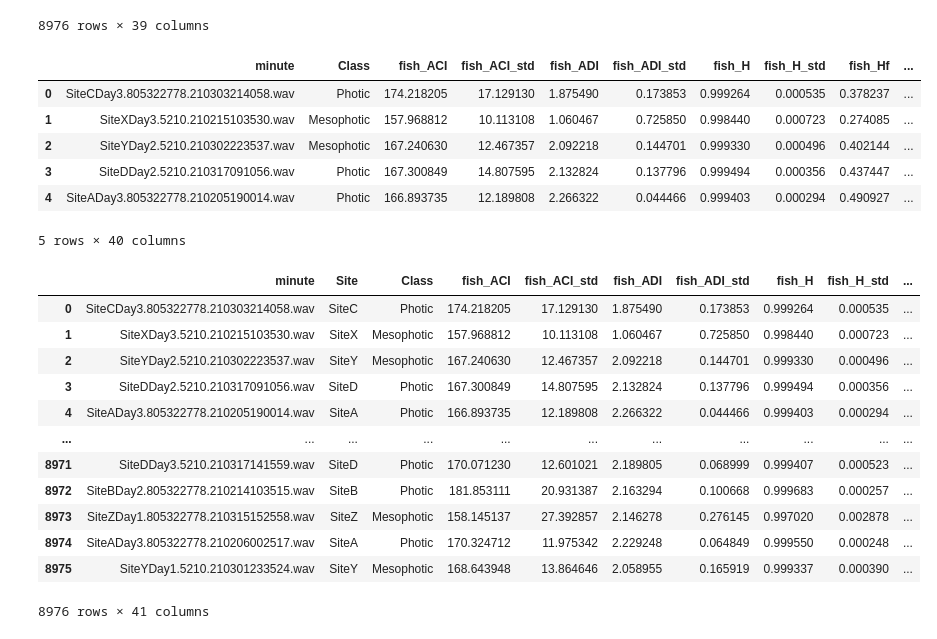
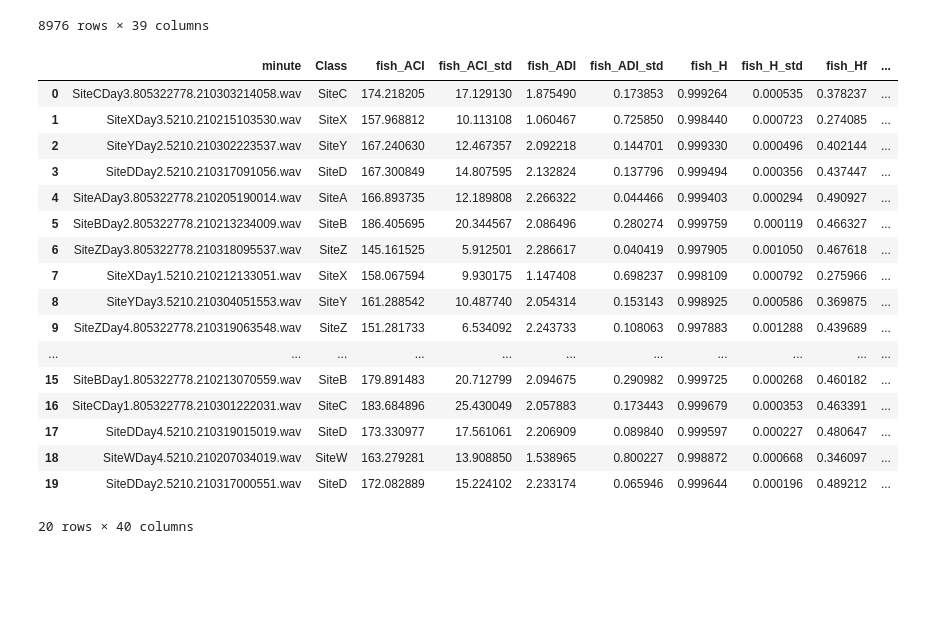
Before and after one commit to BenUCL/Reef-acoustics-and-AI, a Jupyter notebook: Code/Random_forests_compound_index_Poly_habitat.ipynb, the cells around one changed output. Drawn from its saved outputs; the diff is of its cells as text; code cells hidden in the pictures; blank space fills up the shorter version.

```diff
--- a/Code/Random_forests_compound_index_Poly_habitat.ipynb
+++ b/Code/Random_forests_compound_index_Poly_habitat.ipynb
@@ -62,77 +178,35 @@ df
 # %%
 def get_class(filename):
     #find part of the name that corresponds to the deployment
      #adapted the get_identifier function above to only get class (e.g healthy)
     site = filename[0:5]
     return site
 
 df_withclasses = df
 
 # add a column to the DF that contains class
 new_list = []
 for i in range(len(df_withclasses)):
     new_list.append(get_class(df_withclasses['minute'][i]))
 
 df_withclasses.insert(1, 'Class', new_list)
-#df_withclasses.head(20)
-
-indices_df = df_withclasses
-
-# Rename the renaming sites to mesophotic or photic fish
-indices_df['Class'] = indices_df['Class'].replace(['SiteA'],'Photic')
-indices_df['Class'] = indices_df['Class'].replace(['SiteB'],'Photic')
-indices_df['Class'] = indices_df['Class'].replace(['SiteC'],'Photic')
-indices_df['Class'] = indices_df['Class'].replace(['SiteD'],'Photic')
-
-indices_df['Class'] = indices_df['Class'].replace(['SiteW'],'Mesophotic')
-indices_df['Class'] = indices_df['Class'].replace(['SiteX'],'Mesophotic')
-indices_df['Class'] = indices_df['Class'].replace(['SiteY'],'Mesophotic')
-indices_df['Class'] = indices_df['Class'].replace(['SiteZ'],'Mesophotic')
-
-indices_df.reset_index(drop=True, inplace=True)
-indices_df.head()
+df_withclasses.head(20)
 # %% [output]
 |  | minute | Class | fish_ACI | fish_ACI_std | fish_ADI | fish_ADI_std | fish_H | fish_H_std | fish_Hf | ... |
-| 0 | SiteCDay3.805322778.210303214058.wav | Photic | 174.218205 | 17.129130 | 1.875490 | 0.173853 | 0.999264 | 0.000535 | 0.378237 | ... |
-| 1 | SiteXDay3.5210.210215103530.wav | Mesophotic | 157.968812 | 10.113108 | 1.060467 | 0.725850 | 0.998440 | 0.000723 | 0.274085 | ... |
-| 2 | SiteYDay2.5210.210302223537.wav | Mesophotic | 167.240630 | 12.467357 | 2.092218 | 0.144701 | 0.999330 | 0.000496 | 0.402144 | ... |
-| 3 | SiteDDay2.5210.210317091056.wav | Photic | 167.300849 | 14.807595 | 2.132824 | 0.137796 | 0.999494 | 0.000356 | 0.437447 | ... |
-| 4 | SiteADay3.805322778.210205190014.wav | Photic | 166.893735 | 12.189808 | 2.266322 | 0.044466 | 0.999403 | 0.000294 | 0.490927 | ... |
+| 0 | SiteCDay3.805322778.210303214058.wav | SiteC | 174.218205 | 17.129130 | 1.875490 | 0.173853 | 0.999264 | 0.000535 | 0.378237 | ... |
+| 1 | SiteXDay3.5210.210215103530.wav | SiteX | 157.968812 | 10.113108 | 1.060467 | 0.725850 | 0.998440 | 0.000723 | 0.274085 | ... |
+| 2 | SiteYDay2.5210.210302223537.wav | SiteY | 167.240630 | 12.467357 | 2.092218 | 0.144701 | 0.999330 | 0.000496 | 0.402144 | ... |
+| 3 | SiteDDay2.5210.210317091056.wav | SiteD | 167.300849 | 14.807595 | 2.132824 | 0.137796 | 0.999494 | 0.000356 | 0.437447 | ... |
+| 4 | SiteADay3.805322778.210205190014.wav | SiteA | 166.893735 | 12.189808 | 2.266322 | 0.044466 | 0.999403 | 0.000294 | 0.490927 | ... |
+| 5 | SiteBDay2.805322778.210213234009.wav | SiteB | 186.405695 | 20.344567 | 2.086496 | 0.280274 | 0.999759 | 0.000119 | 0.466327 | ... |
+| 6 | SiteZDay3.805322778.210318095537.wav | SiteZ | 145.161525 | 5.912501 | 2.286617 | 0.040419 | 0.997905 | 0.001050 | 0.467618 | ... |
+| 7 | SiteXDay1.5210.210212133051.wav | SiteX | 158.067594 | 9.930175 | 1.147408 | 0.698237 | 0.998109 | 0.000792 | 0.275966 | ... |
+| 8 | SiteYDay3.5210.210304051553.wav | SiteY | 161.288542 | 10.487740 | 2.054314 | 0.153143 | 0.998925 | 0.000586 | 0.369875 | ... |
+| 9 | SiteZDay4.805322778.210319063548.wav | SiteZ | 151.281733 | 6.534092 | 2.243733 | 0.108063 | 0.997883 | 0.001288 | 0.439689 | ... |
+| ... | ... | ... | ... | ... | ... | ... | ... | ... | ... | ... |
+| 15 | SiteBDay1.805322778.210213070559.wav | SiteB | 179.891483 | 20.712799 | 2.094675 | 0.290982 | 0.999725 | 0.000268 | 0.460182 | ... |
+| 16 | SiteCDay1.805322778.210301222031.wav | SiteC | 183.684896 | 25.430049 | 2.057883 | 0.173443 | 0.999679 | 0.000353 | 0.463391 | ... |
+| 17 | SiteDDay4.5210.210319015019.wav | SiteD | 173.330977 | 17.561061 | 2.206909 | 0.089840 | 0.999597 | 0.000227 | 0.480647 | ... |
+| 18 | SiteWDay4.5210.210207034019.wav | SiteW | 163.279281 | 13.908850 | 1.538965 | 0.800227 | 0.998872 | 0.000668 | 0.346097 | ... |
+| 19 | SiteDDay2.5210.210317000551.wav | SiteD | 172.082889 | 15.224102 | 2.233174 | 0.065946 | 0.999644 | 0.000196 | 0.489212 | ... |
-5 rows × 40 columns
+20 rows × 40 columns
-# %%
-def similar(x,y):
-    si = 0
-    for a,b in zip(x, y):
-        if a == b:
-            si += 1
-    return (si/len(x)) * 100
-
-def get_class(filename):
-    #find part of the name that corresponds to the deployment
-     #adapted the get_identifier function above to only get class (e.g healthy)
-    site = filename[0:5]
-    return site
-
-df_withclasses = df
-
-# add a column to the DF that contains class
-new_list = []
-for i in range(len(df_withclasses)):
-    new_list.append(get_class(indices_df['minute'][i]))
-
-indices_df.insert(1, 'Site', new_list)
-indices_df
-# %% [output]
-|  | minute | Site | Class | fish_ACI | fish_ACI_std | fish_ADI | fish_ADI_std | fish_H | fish_H_std | ... |
-| 0 | SiteCDay3.805322778.210303214058.wav | SiteC | Photic | 174.218205 | 17.129130 | 1.875490 | 0.173853 | 0.999264 | 0.000535 | ... |
-| 1 | SiteXDay3.5210.210215103530.wav | SiteX | Mesophotic | 157.968812 | 10.113108 | 1.060467 | 0.725850 | 0.998440 | 0.000723 | ... |
-| 2 | SiteYDay2.5210.210302223537.wav | SiteY | Mesophotic | 167.240630 | 12.467357 | 2.092218 | 0.144701 | 0.999330 | 0.000496 | ... |
-| 3 | SiteDDay2.5210.210317091056.wav | SiteD | Photic | 167.300849 | 14.807595 | 2.132824 | 0.137796 | 0.999494 | 0.000356 | ... |
-| 4 | SiteADay3.805322778.210205190014.wav | SiteA | Photic | 166.893735 | 12.189808 | 2.266322 | 0.044466 | 0.999403 | 0.000294 | ... |
-| ... | ... | ... | ... | ... | ... | ... | ... | ... | ... | ... |
-| 8971 | SiteDDay3.5210.210317141559.wav | SiteD | Photic | 170.071230 | 12.601021 | 2.189805 | 0.068999 | 0.999407 | 0.000523 | ... |
-| 8972 | SiteBDay2.805322778.210214103515.wav | SiteB | Photic | 181.853111 | 20.931387 | 2.163294 | 0.100668 | 0.999683 | 0.000257 | ... |
-| 8973 | SiteZDay1.805322778.210315152558.wav | SiteZ | Mesophotic | 158.145137 | 27.392857 | 2.146278 | 0.276145 | 0.997020 | 0.002878 | ... |
-| 8974 | SiteADay3.805322778.210206002517.wav | SiteA | Photic | 170.324712 | 11.975342 | 2.229248 | 0.064849 | 0.999550 | 0.000248 | ... |
-| 8975 | SiteYDay1.5210.210301233524.wav | SiteY | Mesophotic | 168.643948 | 13.864646 | 2.058955 | 0.165919 | 0.999337 | 0.000390 | ... |
-8976 rows × 41 columns
```
Also changed, not shown: parts of 8 cells of this notebook.
